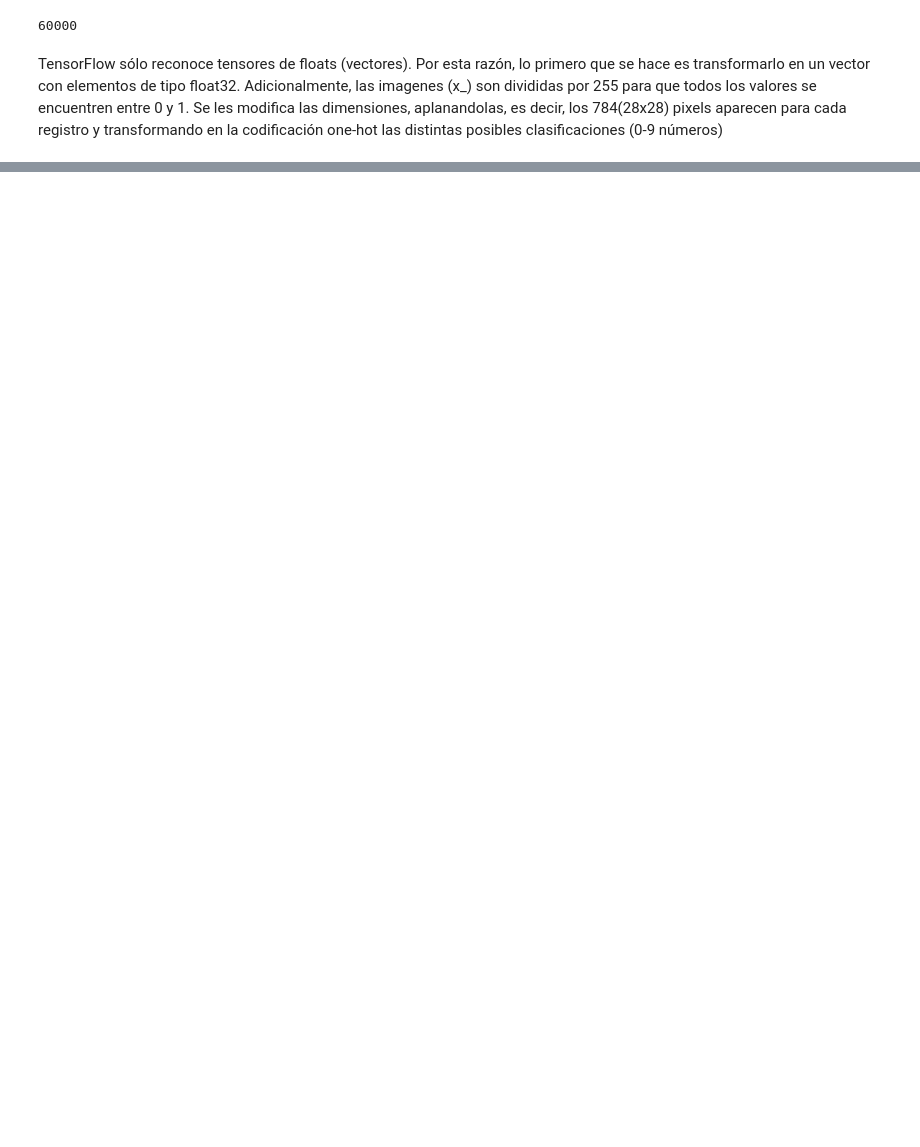
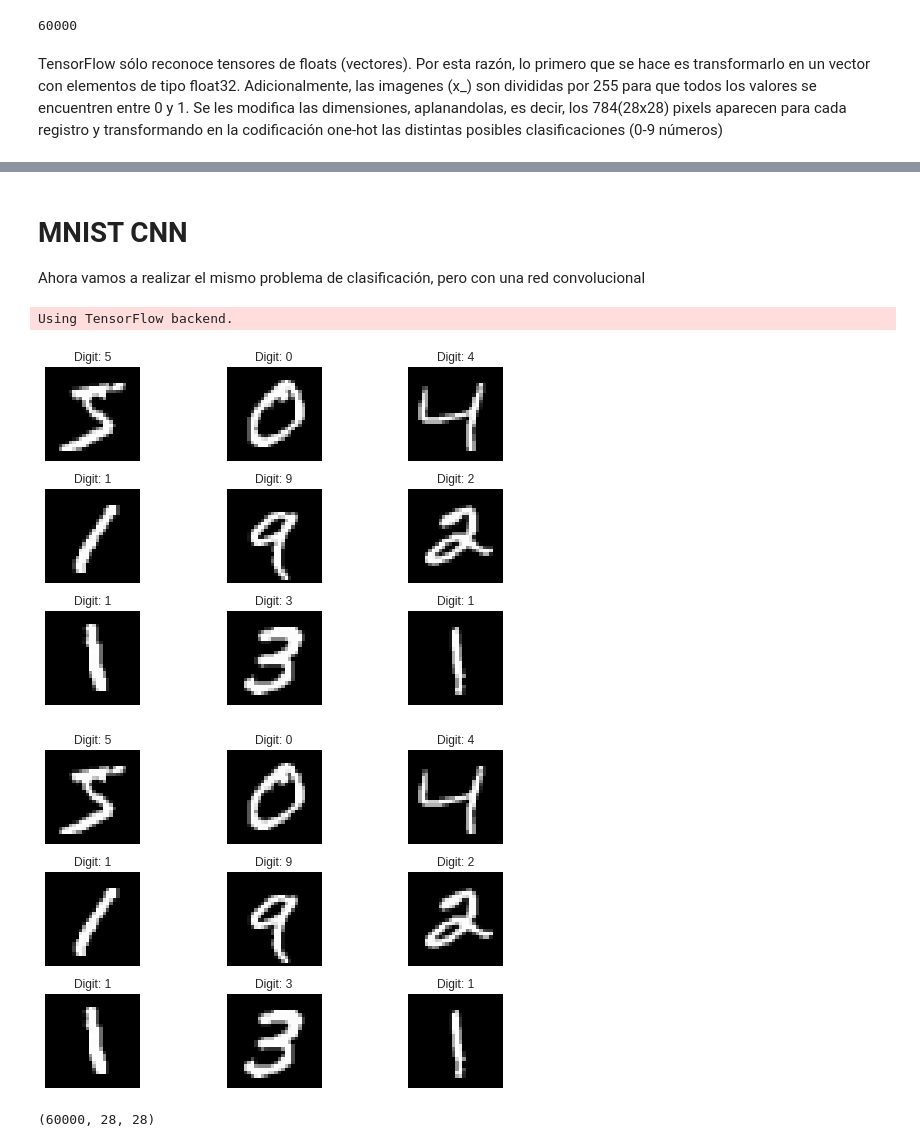
Before and after one commit to Pimateos/Fork, a Jupyter notebook: deep_learning_solucion.ipynb, the cells around one changed output, grey strips where cells are left out. Saved outputs shown, nothing was run; the diff lists cells and outputs as text; code cells hidden in the pictures; blank space fills up the shorter version.

```diff
--- a/deep_learning_solucion.ipynb
+++ b/deep_learning_solucion.ipynb
@@ -83,0 +98,57 @@ mlp.evaluate(x_test, y_test)
+# %% [markdown]
+# **MNIST  CNN**
+
+Ahora vamos a realizar el mismo problema de clasificación, pero con una red convolucional
+# %%
+import keras
+from keras.models import Sequential
+from keras.layers import Dense, Dropout,Flatten
+from keras.layers import Conv2D, MaxPooling2D
+from keras import backend as K
+from keras.optimizers import Adam
+from keras.models import model_from_json
+from keras.callbacks import ReduceLROnPlateau, TensorBoard, EarlyStopping, ModelCheckpoint
+from keras.models import load_model
+from keras import regularizers
+import numpy as np
+batch_size = 128
+num_classes = 10
+epochs = 100
+# %% [output]
+Using TensorFlow backend.
+# %%
+import keras
+from keras.datasets import mnist
+#load mnist dataset
+(X_train, y_train), (X_test, y_test) = mnist.load_data() #everytime loading data won't be so easy :)
+# %%
+import matplotlib.pyplot as plt
+fig = plt.figure()
+for i in range(9):
+  plt.subplot(3,3,i+1)
+  plt.tight_layout()
+  plt.imshow(X_train[i], cmap='gray', interpolation='none')
+  plt.title("Digit: {}".format(y_train[i]))
+  plt.xticks([])
+  plt.yticks([])
+fig
+# %% [output]
+[figure, added]
+[figure, added]
+# %%
+from keras.datasets import mnist
+from keras.utils import to_categorical
+
+(train_images, train_labels), (test_images, test_labels) = mnist.load_data()
+
+print (train_images.shape)
+train_images = train_images.reshape((60000, 28, 28, 1))
+train_images = train_images.astype('float32') / 255
+
+test_images = test_images.reshape((10000, 28, 28, 1))
+test_images = test_images.astype('float32') / 255
+
+train_labels = to_categorical(train_labels)
+test_labels = to_categorical(test_labels)
+# %% [output]
+(60000, 28, 28)
```
Also changed, not shown: parts of 12 cells of this notebook.
